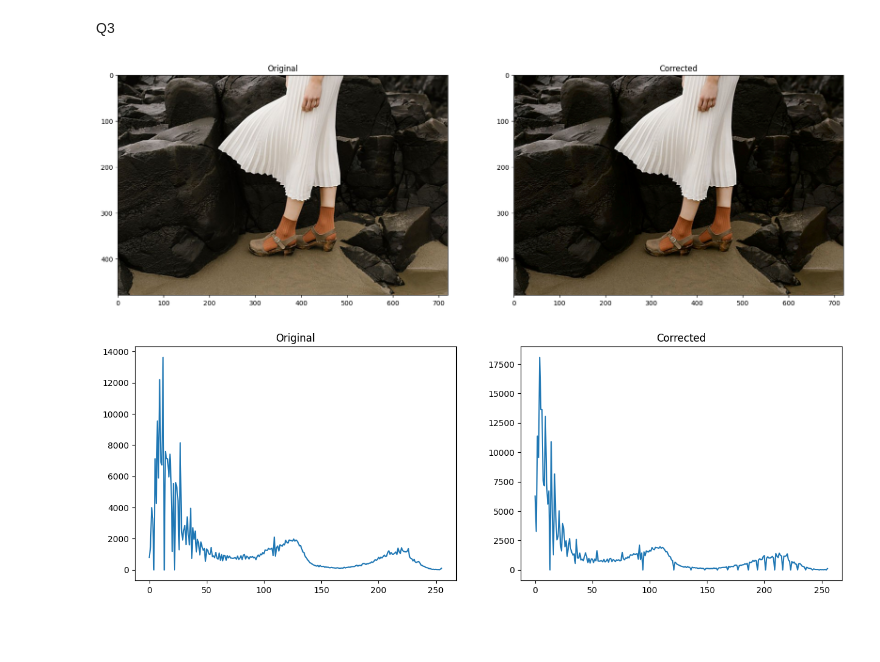
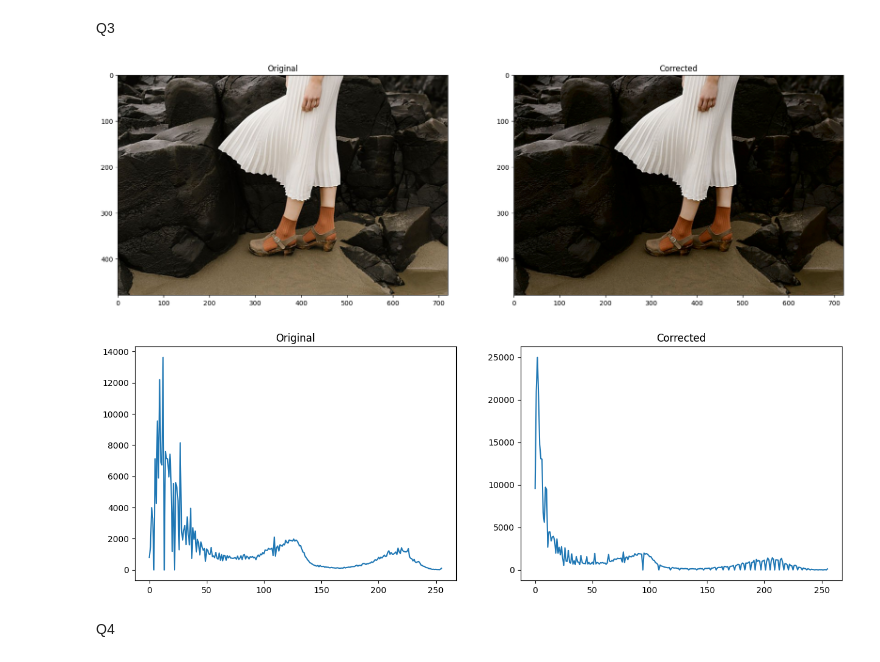
Before and after one commit to SathyaYapa/ImgProAssingment1, a Jupyter notebook: d_eng_21_0109_a01.ipynb, the cells around one changed output. Cells and saved outputs as stored; diff of their text form; code cells hidden in the pictures; blank space fills up the shorter version.

```diff
--- a/d_eng_21_0109_a01.ipynb
+++ b/d_eng_21_0109_a01.ipynb
@@ -87,40 +87,42 @@ Q3
 
 
 
 import cv2 as cv
 import matplotlib.pyplot as plt
 import numpy as np
 
 imbgr = cv.imread(r"D:\Saves\Python\ImgProAssingment1\images\highlights_and_shadows.jpg", cv.IMREAD_ANYCOLOR)
-imrgb= cv.cvtColor(imbgr, cv.COLOR_BGR2RGB)
+imrgb = cv.cvtColor(imbgr, cv.COLOR_BGR2RGB)
 
 imlab = cv.cvtColor(imbgr, cv.COLOR_BGR2LAB)
 l,a,b = cv.split(imlab)
 l2,a,b = cv.split(imlab)
 
-gamma=1.2                                                                #value of gamma
-t= np.array([(i/255.)**gamma*255 for i in range(256)], dtype=np.uint8)
+gamma = 1.4                                                               #value of gamma
+t = np.array([(i/255.)**gamma*255 for i in range(256)], dtype=np.uint8)
 
 l = cv.LUT(l,t)
 
-imlab2=cv.merge([l, a, b])
-imrgb2= cv.cvtColor(imlab2, cv.COLOR_LAB2RGB)                            #Gamma Correction Applied
+imlab2 = cv.merge([l, a, b])
+imrgb2 = cv.cvtColor(imlab2, cv.COLOR_LAB2RGB)                            #Gamma Correction Applied
 
-hist1= cv.calcHist([l],[0], None, [256], [0,256])
-hist2= cv.calcHist([l2],[0], None, [256], [0,256])
+hist1 = cv.calcHist([l],[0], None, [256], [0,256])
+hist2 = cv.calcHist([l2],[0], None, [256], [0,256])
 
-fig, ax= plt.subplots(1,2, figsize=(20,40))
+fig, ax = plt.subplots(1,2, figsize=(20,40))
 ax[0].imshow(imrgb)
 ax[0].set_title('Original')
 ax[1].imshow(imrgb2)
 ax[1].set_title('Corrected')
 
-fig, ax= plt.subplots(1,2, figsize=(15,5))
+fig, ax = plt.subplots(1,2, figsize=(15,5))
 ax[0].plot(hist2)
 ax[0].set_title('Original')
 ax[1].plot(hist1)
 ax[1].set_title('Corrected')
 plt.show()
 # %% [output]
 [figure]
-[figure, old version]
+[figure, new version]
+# %% [markdown]
+Q4
```
Also changed, not shown: 1 other file.
